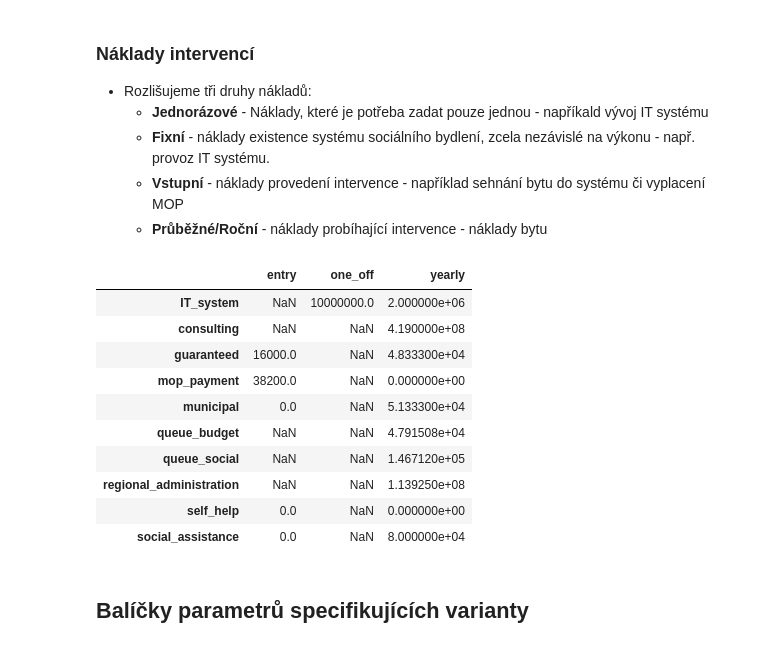
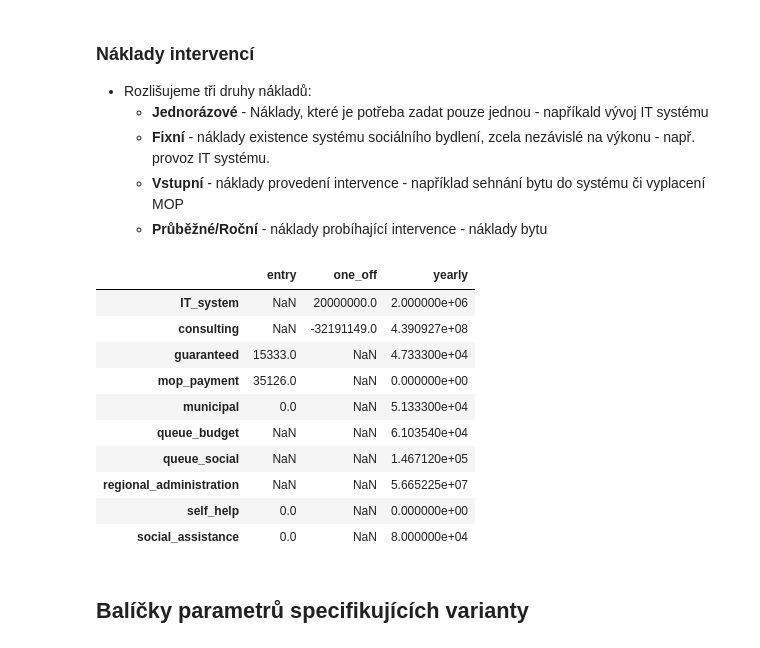
Before and after one commit to vitekzkytek/SocialHousingModel, a Jupyter notebook: model.ipynb, the cells around one changed output. Saved outputs shown, nothing was run; the diff lists cells and outputs as text; code cells hidden in the pictures.

```diff
--- a/model.ipynb
+++ b/model.ipynb
@@ -78,16 +77,16 @@ years = np.arange(15)
 # %%
-current_level = 67310
-yearly_growth_optimistic = 6000 #3000
-
+current_level = 67500
 high_current = .7
 high_yearly = .35
+household_size = 2.28
+yearly_growth = 9100
 
-hhs_inflow_optimistic = pd.Series({
+hhs_inflow = pd.Series({
     ('low','current_level'): (1 - high_current) * current_level,
-    ('low','yearly_growth'): (1 - high_yearly) * yearly_growth_optimistic,
+    ('low','yearly_growth'): (1 - high_yearly) * yearly_growth,
     ('high','current_level'): high_current * current_level,
-    ('high','yearly_growth'): high_yearly * yearly_growth_optimistic,
+    ('high','yearly_growth'): high_yearly * yearly_growth,
 }).unstack()
-hhs_inflow_optimistic
+hhs_inflow
 # %% [output]
 |  | current_level | yearly_growth |
@@ -299,34 +306,36 @@ social_assistences_v1
 # %%
 discount_rate = 0.04 # Impact assessment guidelines European Commission https://ec.europa.eu/smart-regulation/impact/commission_guidelines/docs/131210_cba_study_sg_final.pdf
 intervention_costs_v1 = pd.Series({
     ('entry','self_help'):0,
-    ('entry','mop_payment'):38200,
-    ('entry','guaranteed'):16000, # Nezahrnuje poradenství - to je vyjádřeno fixní roční částkou
+    ('entry','mop_payment'):35126,
+    ('entry','guaranteed'):15333, #16000 # Nezahrnuje poradenství - to je vyjádřeno fixní roční částkou
     ('entry','municipal'):0, # Nezahrnuje poradenství - to je vyjádřeno fixní roční částkou
     ('entry', 'social_assistance'): 0,
     ('yearly','self_help'):0,
     ('yearly','mop_payment'):0,
-    ('yearly','guaranteed'):48333,
+    ('yearly','guaranteed'):47333,
     ('yearly','municipal'):51333,
     ('yearly','social_assistance'): 80000,
-    ('yearly','queue_budget'): 2.36*20303, #47915, # https://drive.google.com/drive/u/0/folders/1AB-eICOTy3LndCi75t68i2aCKKgxXlrd p.47
+    # 19 % inflation rate between 2020 and 2022 by CZSO; CNB Winter prediction 10.8 % (2023) and 2.1 % (2024);
+    ('yearly','queue_budget'): 1.19 * 1.108 * household_size * 20303, #47915, # https://drive.google.com/drive/u/0/folders/1AB-eICOTy3LndCi75t68i2aCKKgxXlrd p.47
     ('yearly','queue_social'): 146712,
-    ('one_off','IT_system'):10000000,
+    ('one_off','IT_system'):20000000,
     ('yearly','IT_system'):2000000,
-    ('yearly','regional_administration'):113925000,
-    ('yearly','consulting'):419000000
+    ('yearly','regional_administration'): 56652248,
+    ('yearly','consulting'): 439092660,
+    ('one_off','consulting'): 406901511-439092660# Consulting costs less in the first year. Adjustment done via one_off component
 }).unstack()
 intervention_costs_v1.T
 # %% [output]
 |  | entry | one_off | yearly |
-| IT_system | NaN | 10000000.0 | 2.000000e+06 |
-| consulting | NaN | NaN | 4.190000e+08 |
-| guaranteed | 16000.0 | NaN | 4.833300e+04 |
-| mop_payment | 38200.0 | NaN | 0.000000e+00 |
+| IT_system | NaN | 20000000.0 | 2.000000e+06 |
+| consulting | NaN | -32191149.0 | 4.390927e+08 |
+| guaranteed | 15333.0 | NaN | 4.733300e+04 |
+| mop_payment | 35126.0 | NaN | 0.000000e+00 |
 | municipal | 0.0 | NaN | 5.133300e+04 |
-| queue_budget | NaN | NaN | 4.791508e+04 |
+| queue_budget | NaN | NaN | 6.103540e+04 |
 | queue_social | NaN | NaN | 1.467120e+05 |
-| regional_administration | NaN | NaN | 1.139250e+08 |
+| regional_administration | NaN | NaN | 5.665225e+07 |
 | self_help | 0.0 | NaN | 0.000000e+00 |
 | social_assistance | 0.0 | NaN | 8.000000e+04 |
 # %%
```
Also changed, not shown: parts of 111 cells of this notebook, 2 other files.
